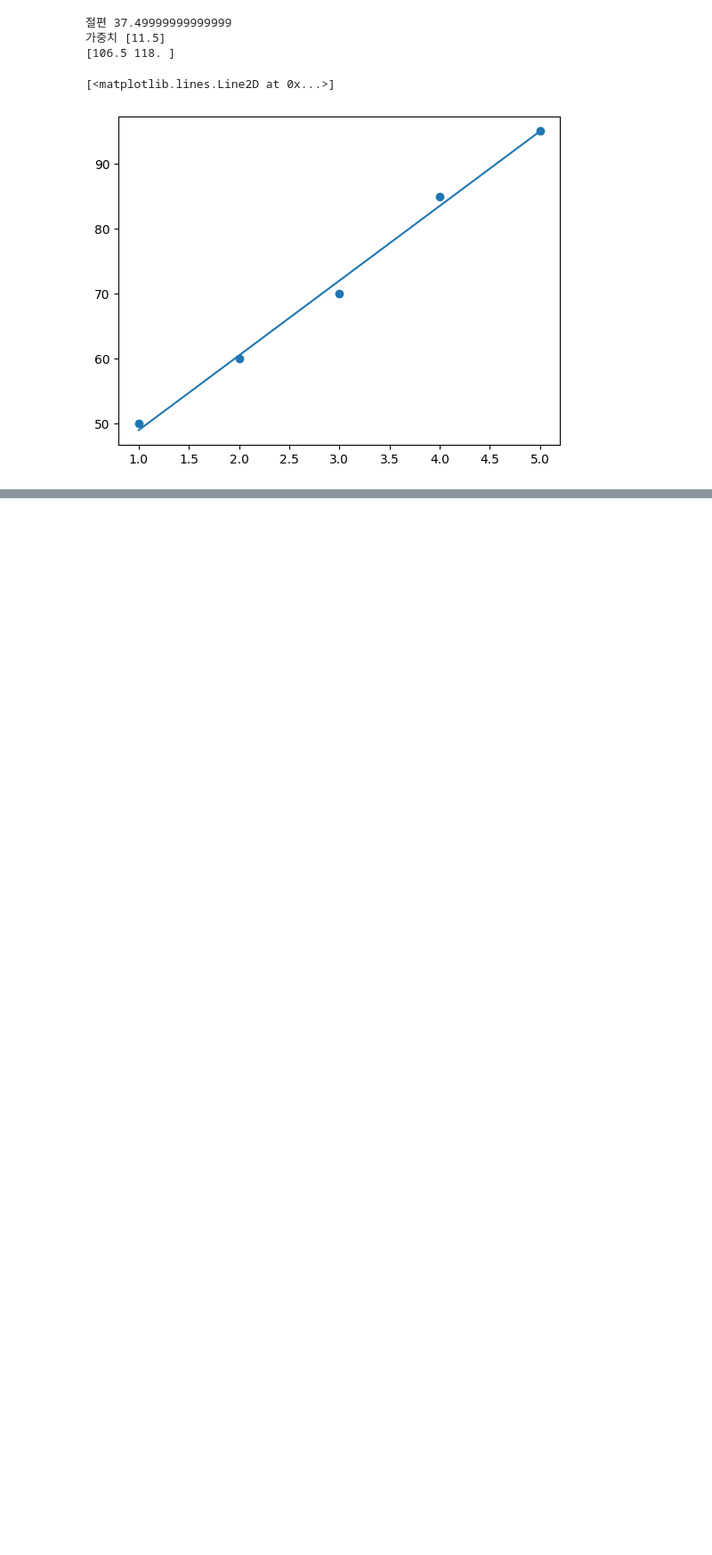
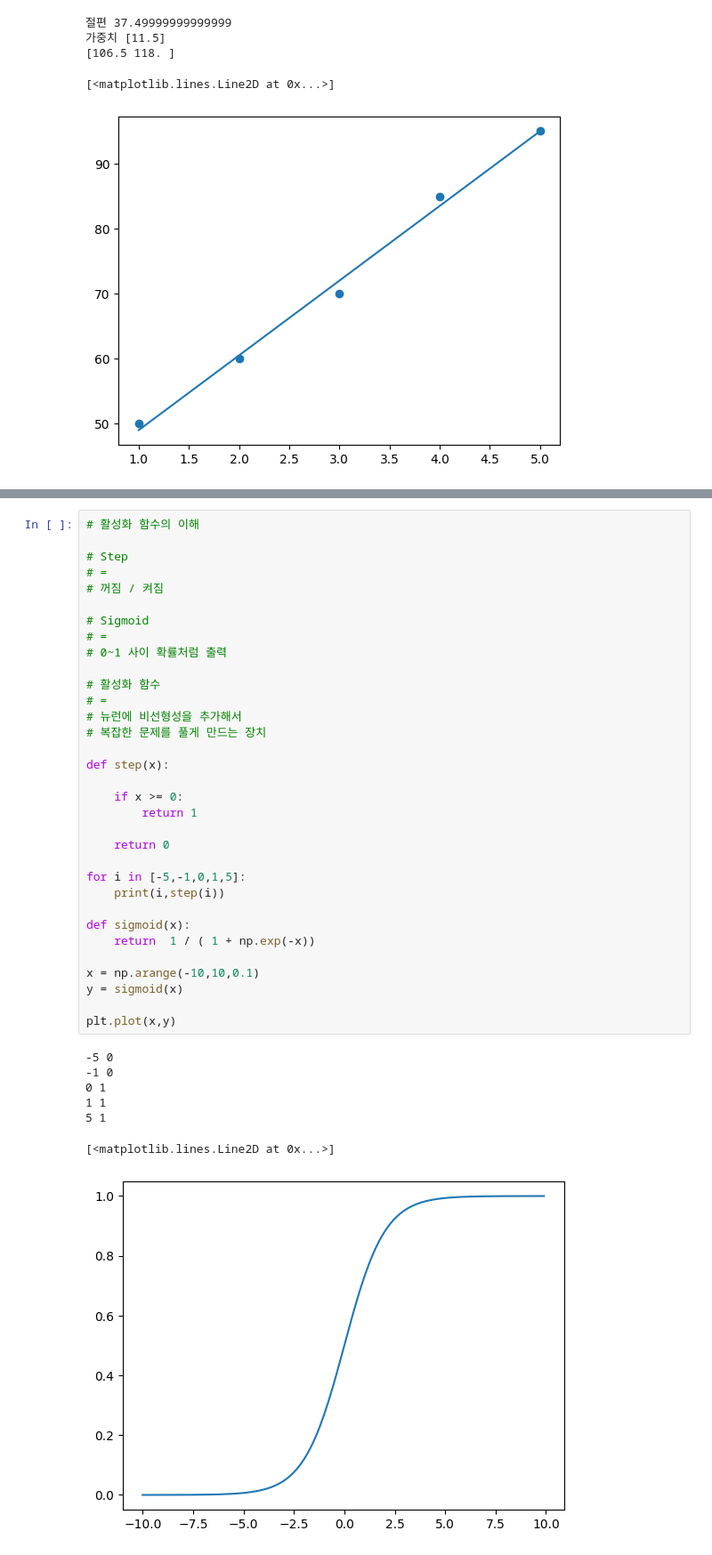
Before and after one commit to n3316202/Gwangsu-AI-Academy-teacher, a Jupyter notebook: 08.딥러닝/01-퍼셉트론및기본/01-활성화함수-퍼셉트론-경사하강법.ipynb, the cells around one changed output, grey strips where cells are left out. Shown at 89% size. Cells and saved outputs as stored; diff of their text form; blank space fills up the shorter version.

```diff
--- a/08.딥러닝/01-퍼셉트론및기본/01-활성화함수-퍼셉트론-경사하강법.ipynb
+++ b/08.딥러닝/01-퍼셉트론및기본/01-활성화함수-퍼셉트론-경사하강법.ipynb
@@ -53,0 +154,41 @@ print(y)
+# %%
+# 활성화 함수의 이해
+
+# Step
+# =
+# 꺼짐 / 켜짐
+
+# Sigmoid
+# =
+# 0~1 사이 확률처럼 출력
+
+# 활성화 함수
+# =
+# 뉴런에 비선형성을 추가해서
+# 복잡한 문제를 풀게 만드는 장치
+
+def step(x):
+
+    if x >= 0:
+        return 1
+
+    return 0
+
+for i in [-5,-1,0,1,5]:
+    print(i,step(i))
+
+def sigmoid(x):
+    return  1 / ( 1 + np.exp(-x))
+
+x = np.arange(-10,10,0.1)
+y = sigmoid(x)
+
+plt.plot(x,y)
+# %% [output]
+-5 0
+-1 0
+0 1
+1 1
+5 1
+[<matplotlib.lines.Line2D at 0x...>]
+[figure, added]
```
Also changed, not shown: parts of 5 cells of this notebook.
